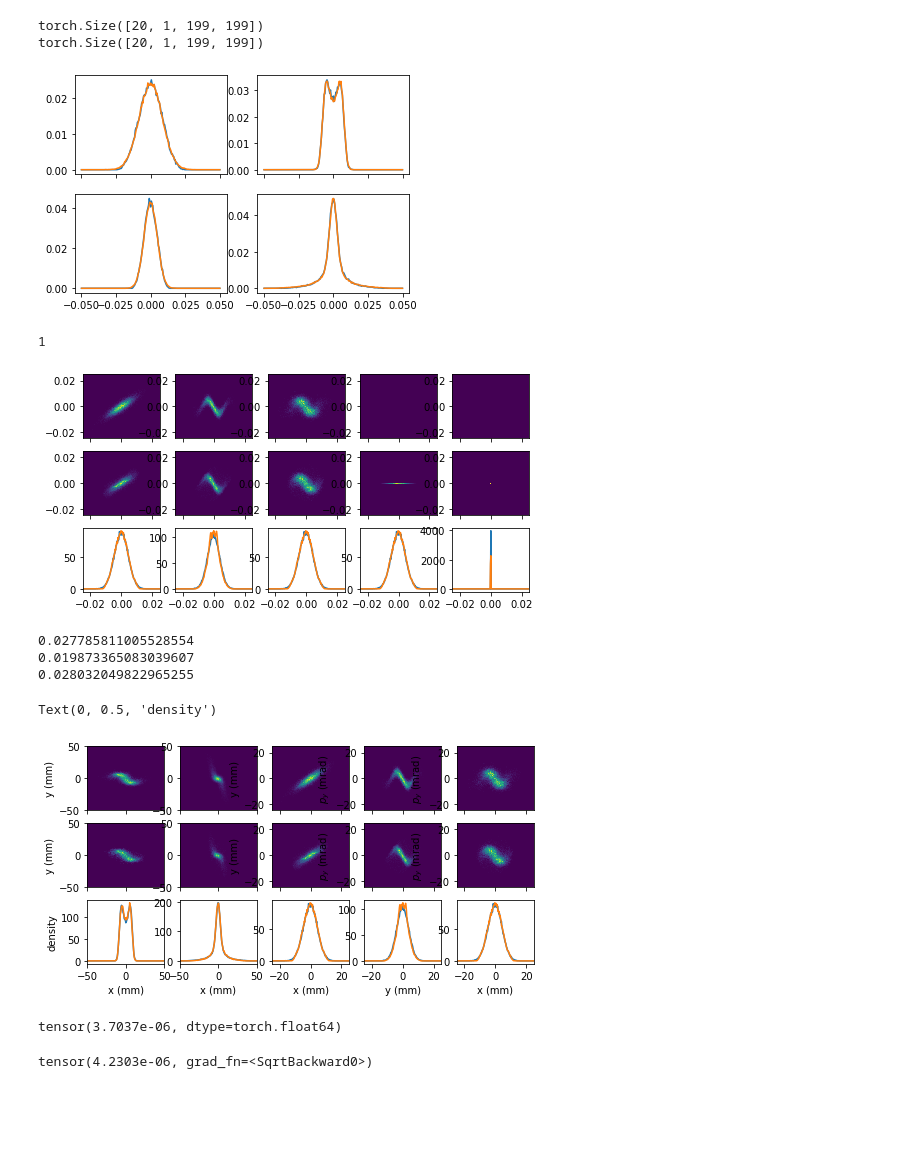
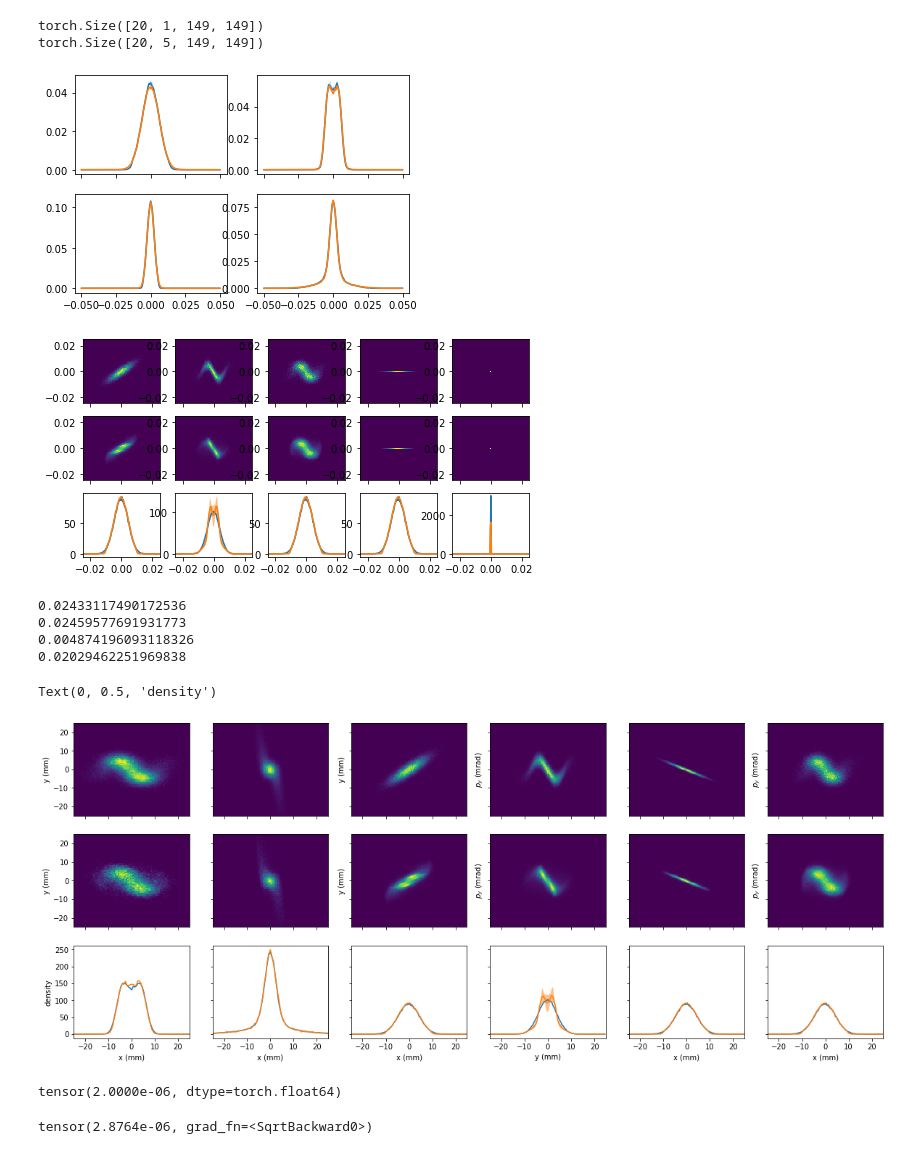
Before and after one commit to roussel-ryan/gpsr, a Jupyter notebook: test_case/model_analysis.ipynb, the cells around one changed output. Saved outputs shown, nothing was run; the diff lists cells and outputs as text; code cells hidden in the pictures; blank space fills up the shorter version.

```diff
--- a/test_case/model_analysis.ipynb
+++ b/test_case/model_analysis.ipynb
@@ -1,5 +1,6 @@
 # %%
 import torch
+from copy import deepcopy
 from torch.utils.data import DataLoader, Dataset, random_split
 from torchensemble import VotingRegressor
 import matplotlib.pyplot as plt
@@ -15,6 +16,9 @@ xx = torch.meshgrid(bins, bins)
 all_k = all_k.cpu()
 all_images = all_images.cpu()
 
+for ele in all_images:
+    plt.figure()
+    plt.imshow(ele[0])
 
 # create data loader
 class ImageDataset(Dataset):
@@ -32,9 +36,11 @@ class ImageDataset(Dataset):
 class QuadScanModel(torch.nn.Module):
     def __init__(self, initial_beam, transport, imager):
         super(QuadScanModel, self).__init__()
-        self.beam_generator = initial_beam
+        self.beam_generator = deepcopy(initial_beam)
         self.lattice = transport
         self.imager = imager
+
+
 
     def forward(self, K):
         initial_beam = self.beam_generator()
@@ -70,7 +76,7 @@ module_kwargs = {
 ensemble = VotingRegressor(
     estimator=QuadScanModel,
     estimator_args=module_kwargs,
-    n_estimators=1,
+    n_estimators=5,
     n_jobs=1
 )
 
@@ -78,8 +84,7 @@ class CustomLoss(torch.nn.MSELoss):
     pass
 
 
-criterion = torch.nn.MSELoss(reduction="sum")
-#criterion = CustomLoss()
+criterion = CustomLoss()
 ensemble.set_criterion(criterion)
 
 ensemble.set_optimizer(
@@ -142,5 +161,5 @@ torch.Size([20, 1, 199, 199])
 # %%
-recompute_images = False
+recompute_images = True
 with torch.no_grad():
     if recompute_images:
         dist = torch.distributions.MultivariateNormal(torch.zeros(6), torch.eye(6))
@@ -220,9 +239,9 @@ print(model_pred.shape)
 
 fig = compare_image_projections(xx[0].T[0], model_pred[image_slice], all_images[image_slice])
 # %% [output]
-torch.Size([20, 1, 199, 199])
-torch.Size([20, 1, 199, 199])
+torch.Size([20, 1, 149, 149])
+torch.Size([20, 5, 149, 149])
-[figure, old version]
+[figure, new version]
 # %%
 # compare initial beam distributions
 from torch_track import Beam
@@ -237,9 +256,6 @@ gt_initial_beam = Beam(gt_initial_beam, **defaults)
 
 # generate beams from model
 pred_initial_beams = [ele.beam_generator() for ele in ensemble]
-len(pred_initial_beams)
-# %% [output]
-1
 # %%
 from visualization import add_image, add_projection
 pairs = [["x","y"],["y","py"],["x", "py"],["x", "pz"],["z", "pz"]]
@@ -255,13 +271,13 @@ for i, pair in enumerate(pairs):
     add_projection(ax[2][i], pair[0], [gt_initial_beam], plot_bins)
     add_projection(ax[2][i], pair[0], pred_initial_beams, plot_bins)
 # %% [output]
-[figure, old version]
+[figure, new version]
 # %%
 from visualization import add_image, add_projection, add_image_projection
 import numpy as np
-pairs = [["x","y"],["y","yp"],["x", "yp"]]
-fig,ax = plt.subplots(3,len(pairs)+2, sharex="col")#,sharey="row")
-fig.set_size_inches(8,4)
+pairs = [["x","y"],["y","yp"],["x", "xp"],["x","yp"]]
+fig,ax = plt.subplots(3,len(pairs)+2, sharex="col",sharey="row")
+fig.set_size_inches(20,8)
 
 plot_bins = bins / 2
 #plot_bins = plot_bins * 1e3
@@ -292,45 +308,51 @@ for g, pair in enumerate(pairs):
 idxs = [0,-1]
 
 for j, idx in enumerate(idxs):
 
     ax[0][j].pcolor(xx[0]*1e3,xx[1]*1e3, all_images[idx,0])
     ax[1][j].pcolor(xx[0]*1e3,xx[1]*1e3, model_pred[idx,0])
 
     ax[0][j].collections[0].set_rasterized(True)
 
     for ele in [all_images, model_pred]:
         proj = ele[idx,0].sum(dim=0)
         proj = proj / (proj.sum()*(plot_bins[-1]- plot_bins[-2]))
 
         ax[2,j].plot(plot_bins*1e3*2, proj)
 
+    ax[0][j].set_xlim(-25,25)
+    ax[0][j].set_ylim(-25,25)
+    ax[1][j].set_ylim(-25,25)
+
 # set rasterization for pcolor
 for k in range(ax.shape[-1]):
     ax[0,k].collections[0].set_rasterized(True)
     ax[1,k].collections[0].set_rasterized(True)
+
 
 ax[-1,0].set_xlabel('x (mm)')
 ax[-1,1].set_xlabel('x (mm)')
 
 ax[0,0].set_ylabel('y (mm)')
 ax[1,0].set_ylabel('y (mm)')
 ax[2,0].set_ylabel('density')
 
 #fig.savefig("testfig.svg")
 # %% [output]
-0.027785811005528554
-0.019873365083039607
-0.028032049822965255
+0.02433117490172536
+0.02459577691931773
+0.004874196093118326
+0.02029462251969838
 Text(0, 0.5, 'density')
-[figure, old version]
+[figure, new version]
 # %%
 # calculate the covariances
 #torch.cov(gt_initial_beam.data.T)[:2,:2].det().sqrt()
-torch.cov(gt_initial_beam.data.T)[:4,:4].det().sqrt().sqrt()
+torch.cov(gt_initial_beam.data.T)[:2,:2].det().sqrt()
 # %% [output]
-tensor(3.7037e-06, dtype=torch.float64)
+tensor(2.0000e-06, dtype=torch.float64)
 # %%
 #torch.cov(pred_initial_beams[0].data.T)[:2,:2].det().sqrt()
-torch.cov(pred_initial_beams[0].data.T)[:4,:4].det().sqrt().sqrt()
+torch.cov(pred_initial_beams[0].data.T)[:2,:2].det().sqrt()
 # %% [output]
-tensor(4.2303e-06, grad_fn=<SqrtBackward0>)
+tensor(2.8764e-06, grad_fn=<SqrtBackward0>)
```
Also changed, not shown: parts of 6 cells of this notebook, 6 other files.
